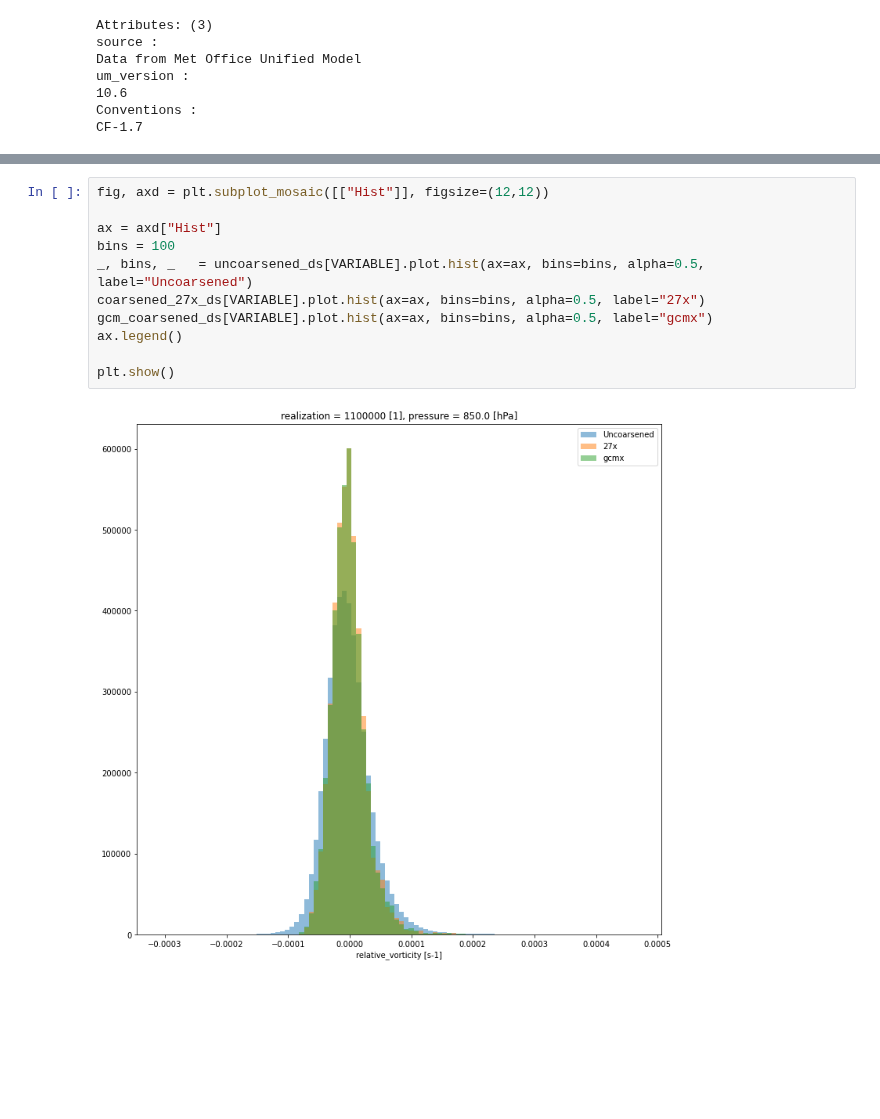
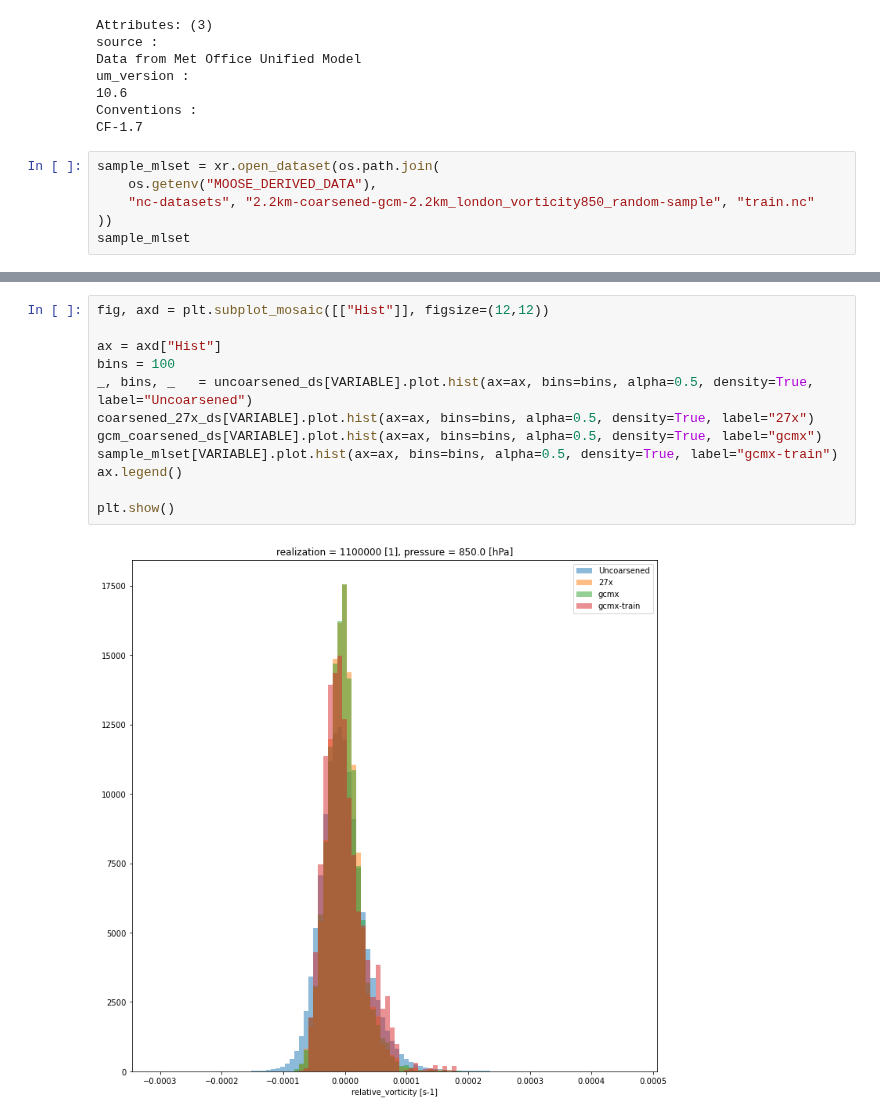
Before and after one commit to henryaddison/ml-downscaling-emulation, a Jupyter notebook: notebooks/exploration/vorticity850.ipynb, the cells around one changed output, grey strips where cells are left out. Cells and saved outputs as stored; diff of their text form; blank space fills up the shorter version.

Commit message:
add mlset set to vorticity exploration

```diff
--- a/notebooks/exploration/vorticity850.ipynb
+++ b/notebooks/exploration/vorticity850.ipynb
@@ -331,3 +331,9 @@ um_version :
 10.6
 Conventions :
 CF-1.7
+# %%
+sample_mlset = xr.open_dataset(os.path.join(
+    os.getenv("MOOSE_DERIVED_DATA"),
+    "nc-datasets", "2.2km-coarsened-gcm-2.2km_london_vorticity850_random-sample", "train.nc"
+))
+sample_mlset
@@ -334,13 +358,14 @@ CF-1.7
 # %%
 fig, axd = plt.subplot_mosaic([["Hist"]], figsize=(12,12))
 
 ax = axd["Hist"]
 bins = 100
-_, bins, _   = uncoarsened_ds[VARIABLE].plot.hist(ax=ax, bins=bins, alpha=0.5, label="Uncoarsened")
-coarsened_27x_ds[VARIABLE].plot.hist(ax=ax, bins=bins, alpha=0.5, label="27x")
-gcm_coarsened_ds[VARIABLE].plot.hist(ax=ax, bins=bins, alpha=0.5, label="gcmx")
+_, bins, _   = uncoarsened_ds[VARIABLE].plot.hist(ax=ax, bins=bins, alpha=0.5, density=True, label="Uncoarsened")
+coarsened_27x_ds[VARIABLE].plot.hist(ax=ax, bins=bins, alpha=0.5, density=True, label="27x")
+gcm_coarsened_ds[VARIABLE].plot.hist(ax=ax, bins=bins, alpha=0.5, density=True, label="gcmx")
+sample_mlset[VARIABLE].plot.hist(ax=ax, bins=bins, alpha=0.5, density=True, label="gcmx-train")
 ax.legend()
 
 plt.show()
 # %% [output]
-[figure, old version]
+[figure, new version]
```
Also changed, not shown: parts of 1 cell of this notebook.
